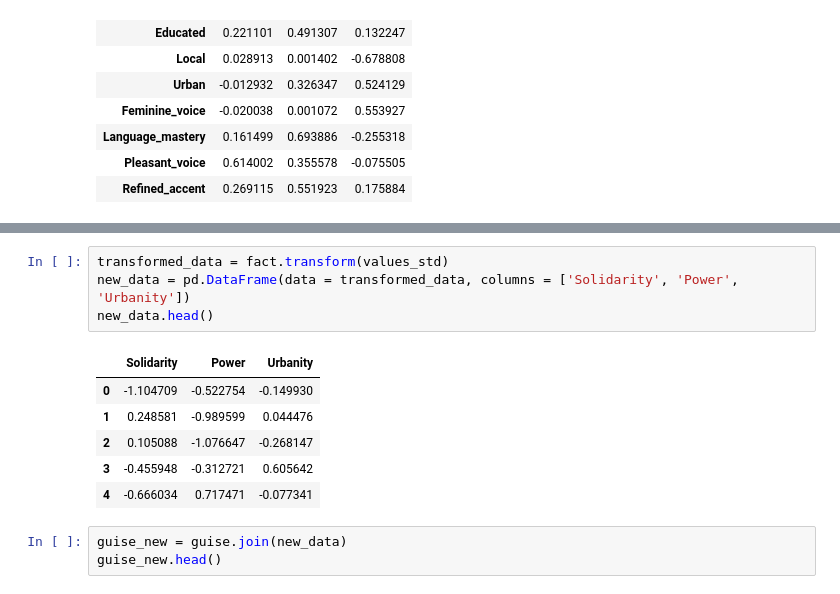
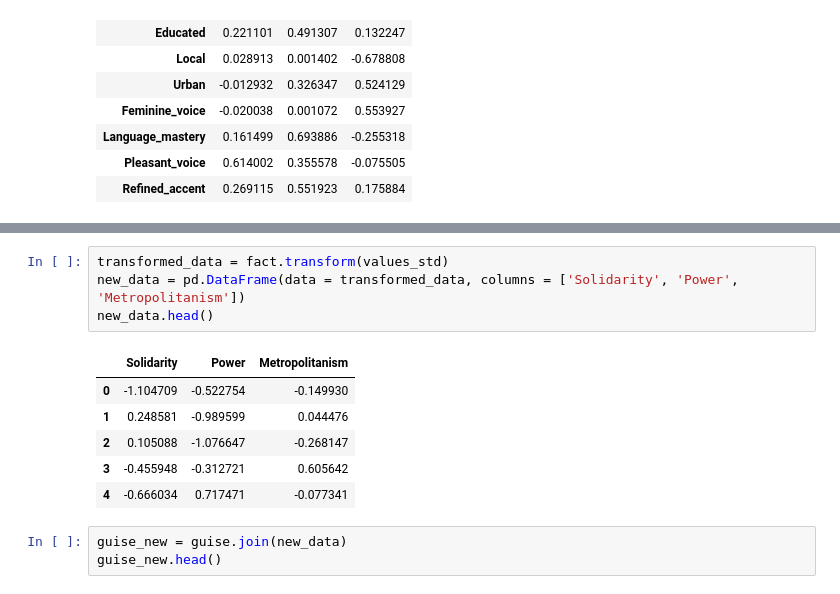
Before and after one commit to anniehelms/machine_learning_for_linguistics, a Jupyter notebook: k_means_and_efa.ipynb, the cells around one changed output, grey strips where cells are left out. Cells and saved outputs as stored; diff of their text form.

Commit message:
updated matched guise sample table

```diff
--- a/k_means_and_efa.ipynb
+++ b/k_means_and_efa.ipynb
@@ -341,10 +341,10 @@ Using domain knowledge, the factors can then be labeled (perhaps as Solidarity,
 In order to transform the entire data set according to these three factors, the following code should be run:
 # %%
 transformed_data = fact.transform(values_std)
-new_data = pd.DataFrame(data = transformed_data, columns = ['Solidarity', 'Power', 'Urbanity'])
+new_data = pd.DataFrame(data = transformed_data, columns = ['Solidarity', 'Power', 'Metropolitanism'])
 new_data.head()
 # %% [output]
-|  | Solidarity | Power | Urbanity |
+|  | Solidarity | Power | Metropolitanism |
 | 0 | -1.104709 | -0.522754 | -0.149930 |
 | 1 | 0.248581 | -0.989599 | 0.044476 |
 | 2 | 0.105088 | -1.076647 | -0.268147 |
```
Also changed, not shown: parts of 1 cell of this notebook, 1 other file.
